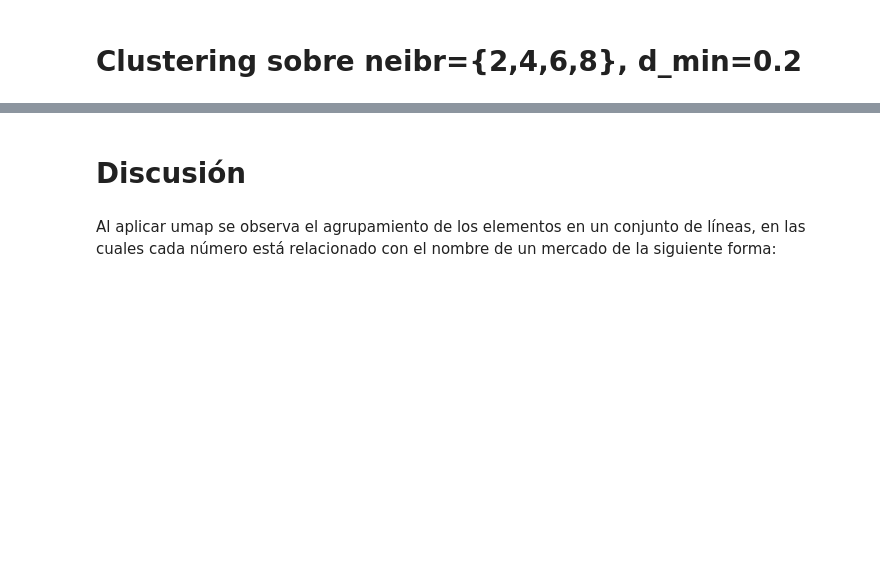
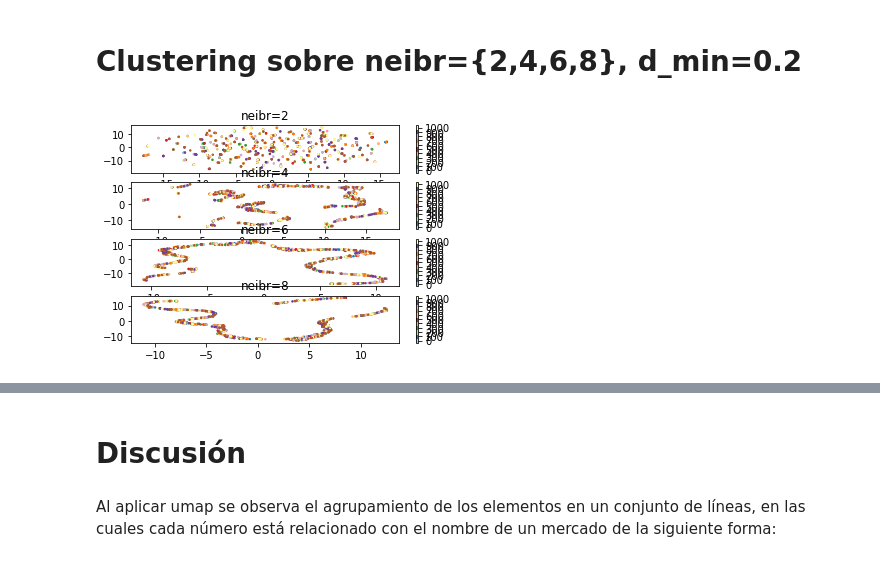
Before and after one commit to jerck1/CabreraRamirezJohnErick_Ejercicio020, a Jupyter notebook: umap.ipynb, the cells around one changed output, grey strips where cells are left out. Cells and saved outputs as stored; diff of their text form; code cells hidden in the pictures; blank space fills up the shorter version.

```diff
--- a/umap.ipynb
+++ b/umap.ipynb
@@ -88,13 +89,16 @@ Falling back to random initialisation!
 # %% [markdown]
 # Clustering sobre neibr={2,4,6,8}, d_min=0.2
 # %%
+#se tomaron estas gráficas:
 a=embedding_best
 for i in range(4):
     plt.subplot(4,1,i+1)
     plt.scatter(a[:,0,i], a[:,1,i], c=Y, cmap='Paired', s=2.0)
         #plt.colorbar(boundaries=Y-0.5).set_ticks(np.arange(0,cnt,50))#(Y)
     plt.colorbar(boundaries=np.arange(0,cnt,100)-50).set_ticks(np.arange(0,cnt,100))
-    plt.title("neibr={}".format(i))
+    plt.title("neibr={}".format(2*i+2))
+# %% [output]
+[figure, added]
 # %%
 print(np.shape(embedding_best))
 print(1137*2*4)
```
Also changed, not shown: parts of 6 cells of this notebook, 3 other files.
